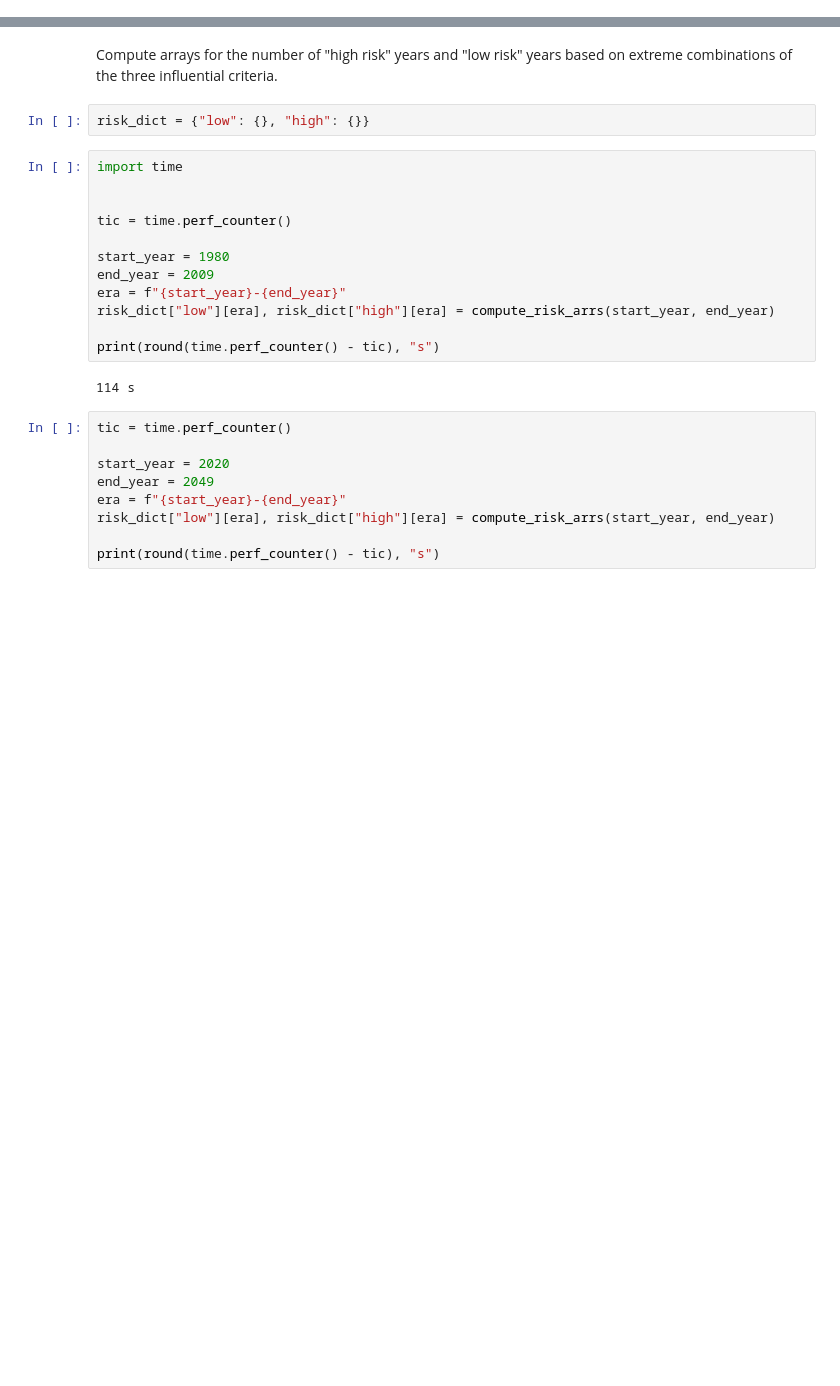
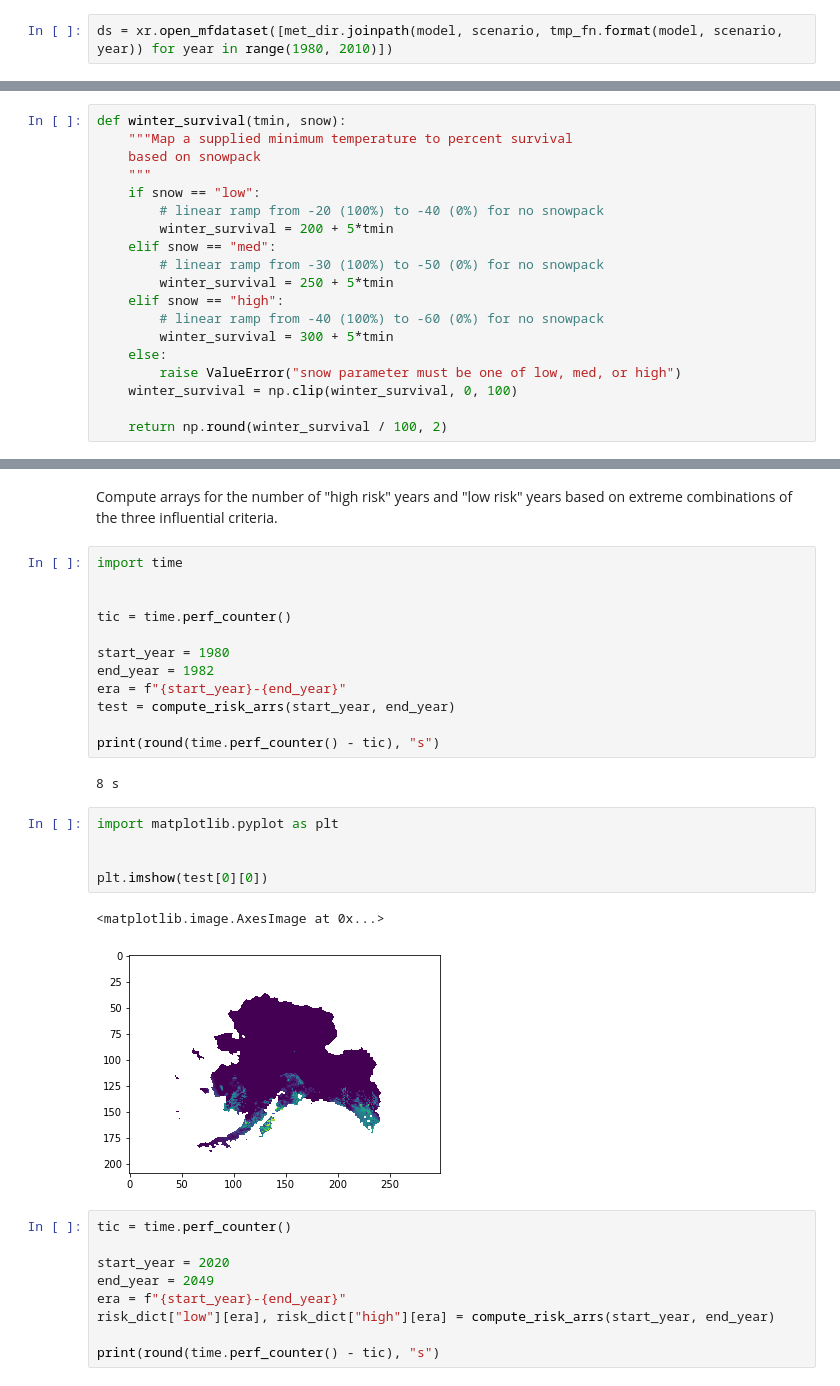
Before and after one commit to ua-snap/spruce-beetle-risk, a Jupyter notebook: pipeline.ipynb, the cells around one changed output, grey strips where cells are left out. Saved outputs shown, nothing was run; the diff lists cells and outputs as text; blank space fills up the shorter version.

```diff
--- a/pipeline.ipynb
+++ b/pipeline.ipynb
@@ -35 +19,3 @@ def hard_cooling(arr):
+# %%
+ds = xr.open_mfdataset([met_dir.joinpath(model, scenario, tmp_fn.format(model, scenario, year)) for year in range(1980, 2010)])
 # %% [markdown]
@@ -55,0 +89,19 @@ def univoltine(tmin, tmax):
+# %%
+def winter_survival(tmin, snow):
+    """Map a supplied minimum temperature to percent survival
+    based on snowpack
+    """
+    if snow == "low":
+        # linear ramp from -20 (100%) to -40 (0%) for no snowpack
+        winter_survival = 200 + 5*tmin
+    elif snow == "med":
+        # linear ramp from -30 (100%) to -50 (0%) for no snowpack
+        winter_survival = 250 + 5*tmin
+    elif snow == "high":
+        # linear ramp from -40 (100%) to -60 (0%) for no snowpack
+        winter_survival = 300 + 5*tmin
+    else:
+        raise ValueError("snow parameter must be one of low, med, or high")
+    winter_survival = np.clip(winter_survival, 0, 100)
+
+    return np.round(winter_survival / 100, 2)
@@ -99,7 +155,5 @@ def compute_risk_arrs(start_year, end_year):
 # %% [markdown]
 Compute arrays for the number of "high risk" years and "low risk" years based on extreme combinations of the three influential criteria.
-# %%
-risk_dict = {"low": {}, "high": {}}
 # %%
 import time
 
@@ -107,13 +161,21 @@ import time
 tic = time.perf_counter()
 
 start_year = 1980
-end_year = 2009
+end_year = 1982
 era = f"{start_year}-{end_year}"
-risk_dict["low"][era], risk_dict["high"][era] = compute_risk_arrs(start_year, end_year)
+test = compute_risk_arrs(start_year, end_year)
 
 print(round(time.perf_counter() - tic), "s")
 # %% [output]
-114 s
+8 s
+# %%
+import matplotlib.pyplot as plt
+
+
+plt.imshow(test[0][0])
+# %% [output]
+<matplotlib.image.AxesImage at 0x...>
+[figure, added]
 # %%
 tic = time.perf_counter()
 
```
Also changed, not shown: parts of 10 cells of this notebook.
